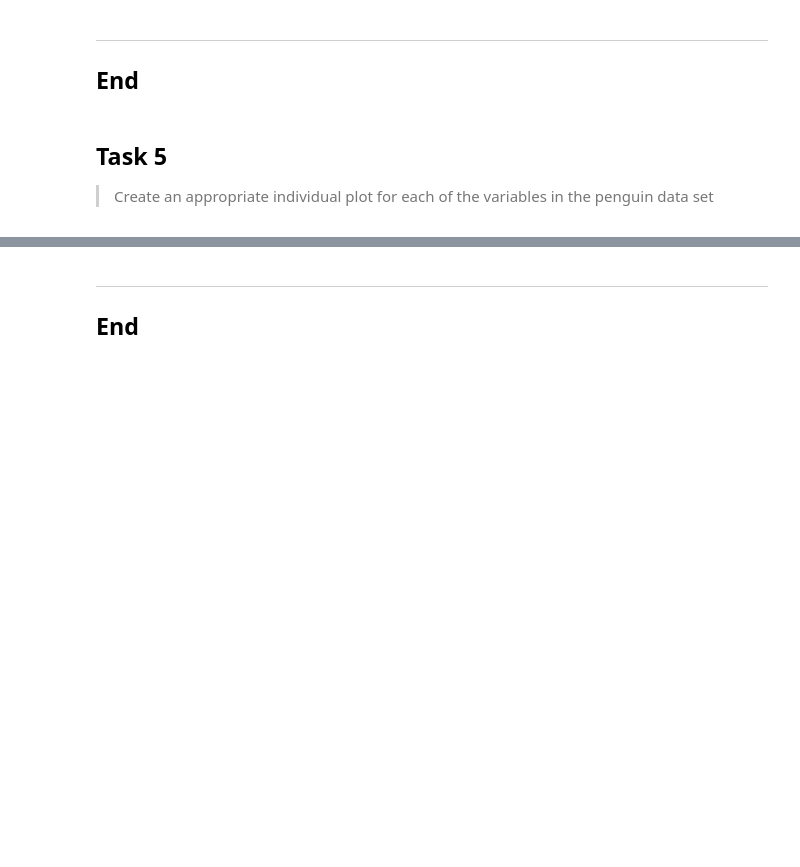
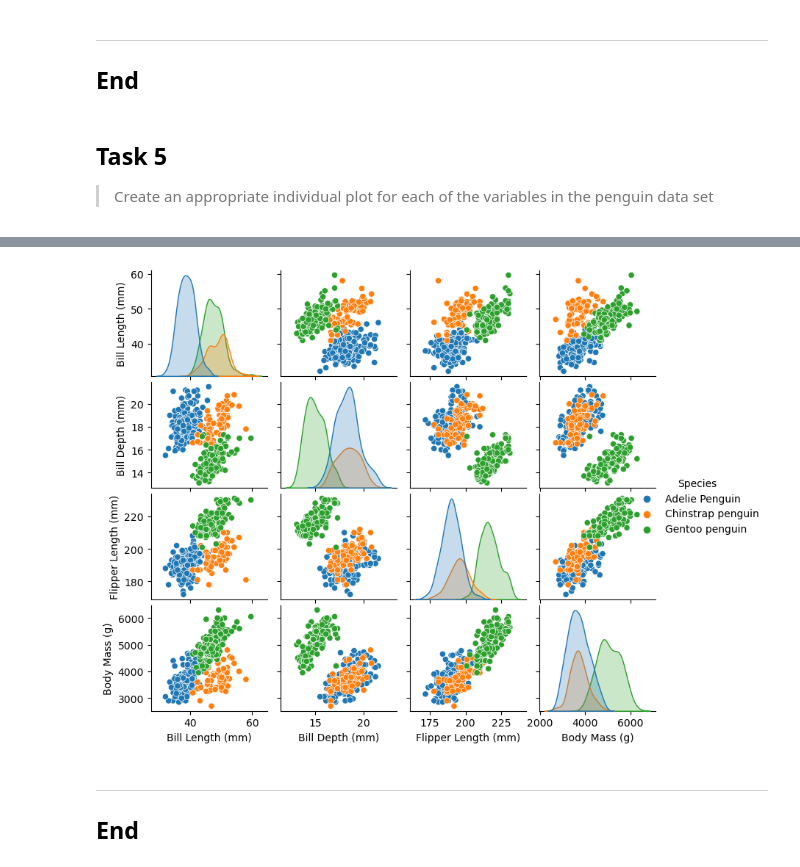
Before and after one commit to mcgarrya28/dataanalysis, a Jupyter notebook: tasks.ipynb, the cells around one changed output, grey strips where cells are left out. Cells and saved outputs as stored; diff of their text form; code cells hidden in the pictures; blank space fills up the shorter version.

```diff
--- a/tasks.ipynb
+++ b/tasks.ipynb
@@ -223,3 +237,17 @@ Unique values in the 'Sex' column: ['MALE' 'FEMALE']
+# %%
+# Select specific columns for the pair plot
+selected_columns = ['Body Mass (g)', 'Flipper Length (mm)', 'Bill Length (mm)','Bill Depth (mm)', 'Species']
+
+df_selected = data.loc[:, data.columns.isin(selected_columns)]
+
+# Create a pair plot for selected columns
+pairplot_fig = sns.pairplot(df_selected, hue = 'Species')
+pairplot_fig.fig.set_size_inches(9, 6.5)
+
+# Show the pair plot
+plt.show()
+# %% [output]
+[figure, added]
 # %% [markdown]
 ***
 
```
Also changed, not shown: parts of 6 cells of this notebook, 1 other file.
